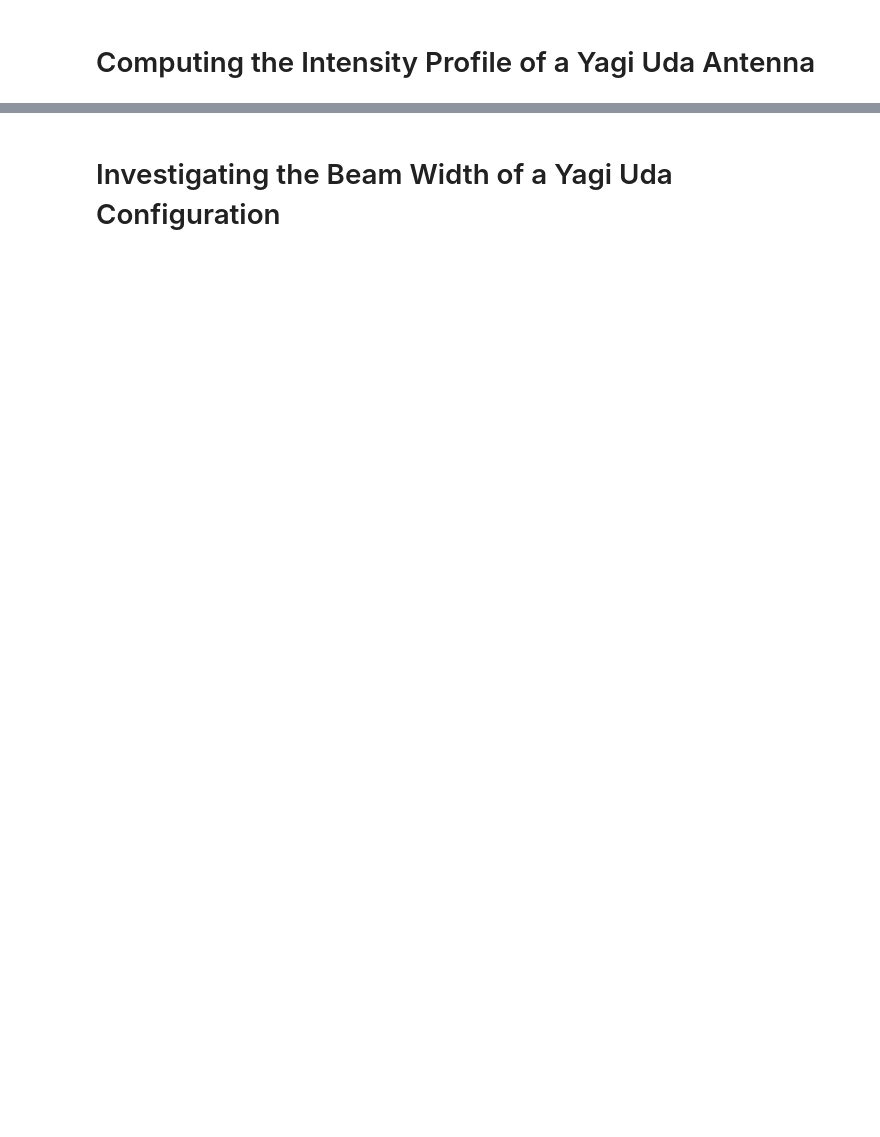
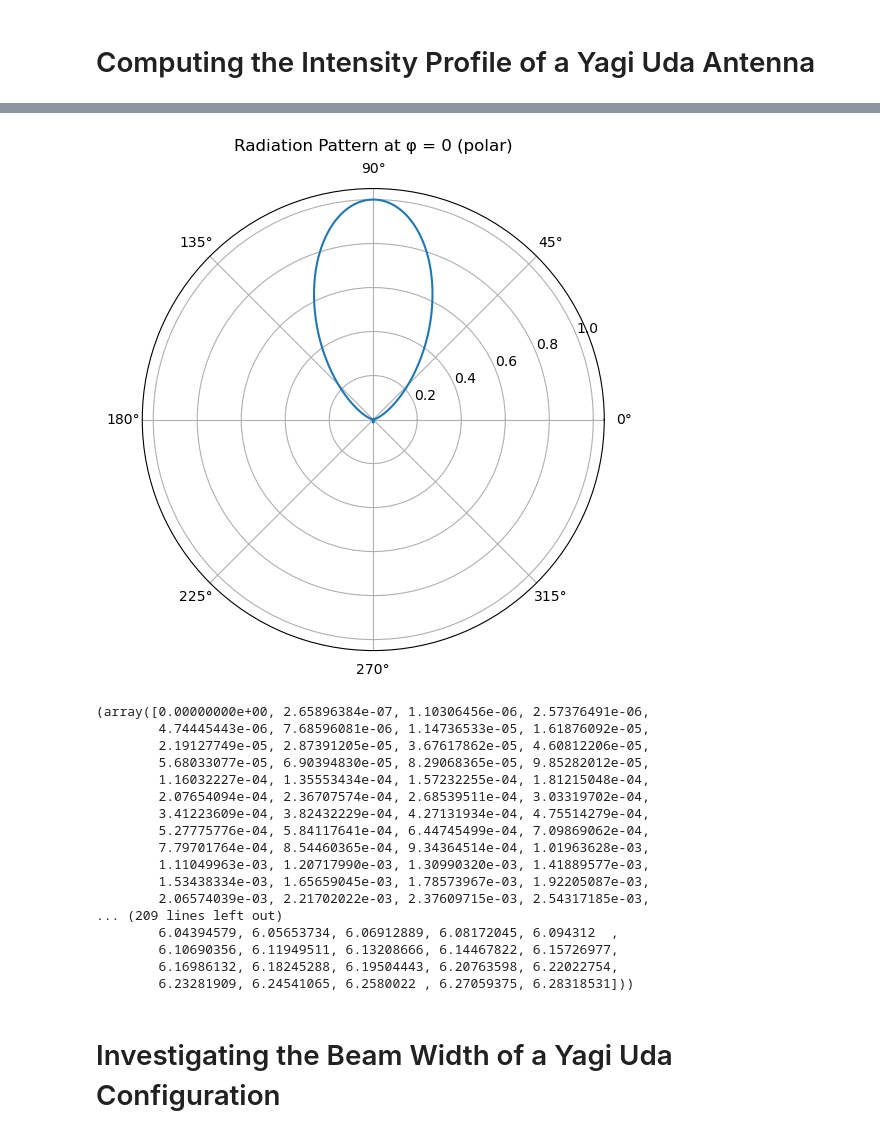
Before and after one commit to mbotbol2/Directivity-of-Antennae, a Jupyter notebook: Yagi Distance Analysis.ipynb, the cells around one changed output, grey strips where cells are left out. Cells and saved outputs as stored; diff of their text form; code cells hidden in the pictures; blank space fills up the shorter version.

```diff
--- a/Yagi Distance Analysis.ipynb
+++ b/Yagi Distance Analysis.ipynb
@@ -156,3 +213,24 @@ def radiation_U_2(k, l_1, l_2, l_3):
+# %%
+radiation_theta(3*np.pi, 0, l_1,l_2,l_3)
+# %% [output]
+[figure, added]
+(array([0.00000000e+00, 2.65896384e-07, 1.10306456e-06, 2.57376491e-06,
+        4.74445443e-06, 7.68596081e-06, 1.14736533e-05, 1.61876092e-05,
+        2.19127749e-05, 2.87391205e-05, 3.67617862e-05, 4.60812206e-05,
+        5.68033077e-05, 6.90394830e-05, 8.29068365e-05, 9.85282012e-05,
+        1.16032227e-04, 1.35553434e-04, 1.57232255e-04, 1.81215048e-04,
+        2.07654094e-04, 2.36707574e-04, 2.68539511e-04, 3.03319702e-04,
+        3.41223609e-04, 3.82432229e-04, 4.27131934e-04, 4.75514279e-04,
+        5.27775776e-04, 5.84117641e-04, 6.44745499e-04, 7.09869062e-04,
+        7.79701764e-04, 8.54460365e-04, 9.34364514e-04, 1.01963628e-03,
+        1.11049963e-03, 1.20717990e-03, 1.30990320e-03, 1.41889577e-03,
+        1.53438334e-03, 1.65659045e-03, 1.78573967e-03, 1.92205087e-03,
+        2.06574039e-03, 2.21702022e-03, 2.37609715e-03, 2.54317185e-03,
+... (209 lines left out)
+        6.04394579, 6.05653734, 6.06912889, 6.08172045, 6.094312  ,
+        6.10690356, 6.11949511, 6.13208666, 6.14467822, 6.15726977,
+        6.16986132, 6.18245288, 6.19504443, 6.20763598, 6.22022754,
+        6.23281909, 6.24541065, 6.2580022 , 6.27059375, 6.28318531]))
 # %% [markdown]
 # Investigating the Beam Width of a Yagi Uda Configuration
 # %%
```
Also changed, not shown: parts of 15 cells of this notebook.
